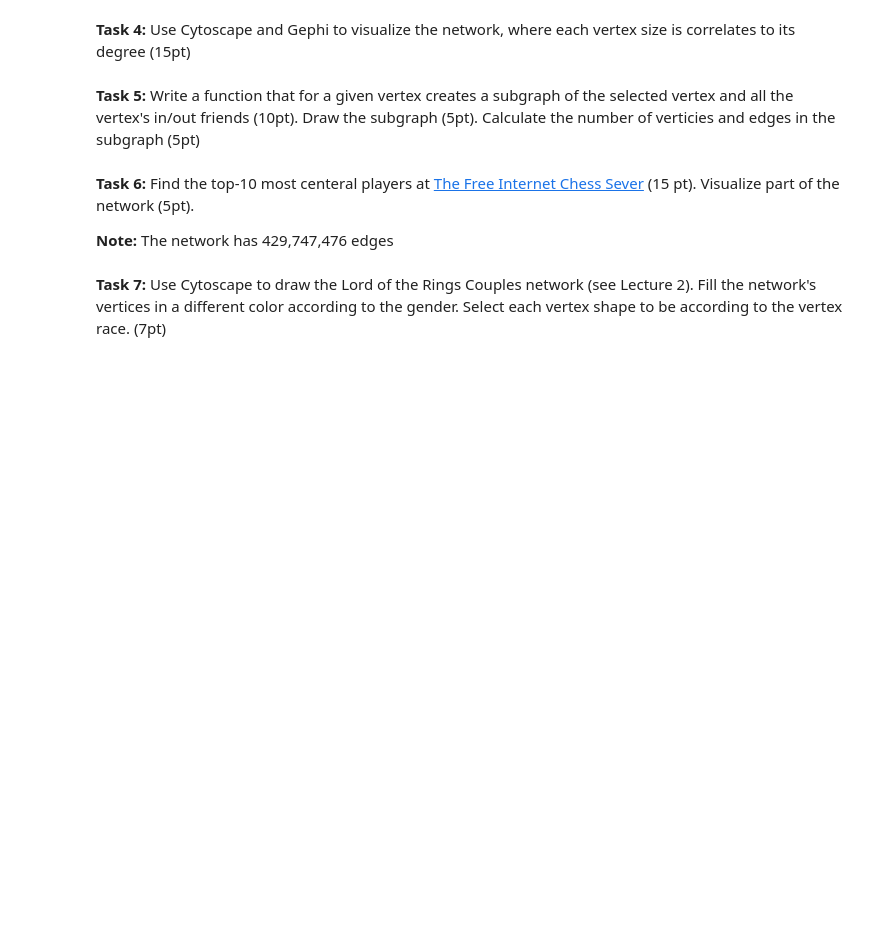
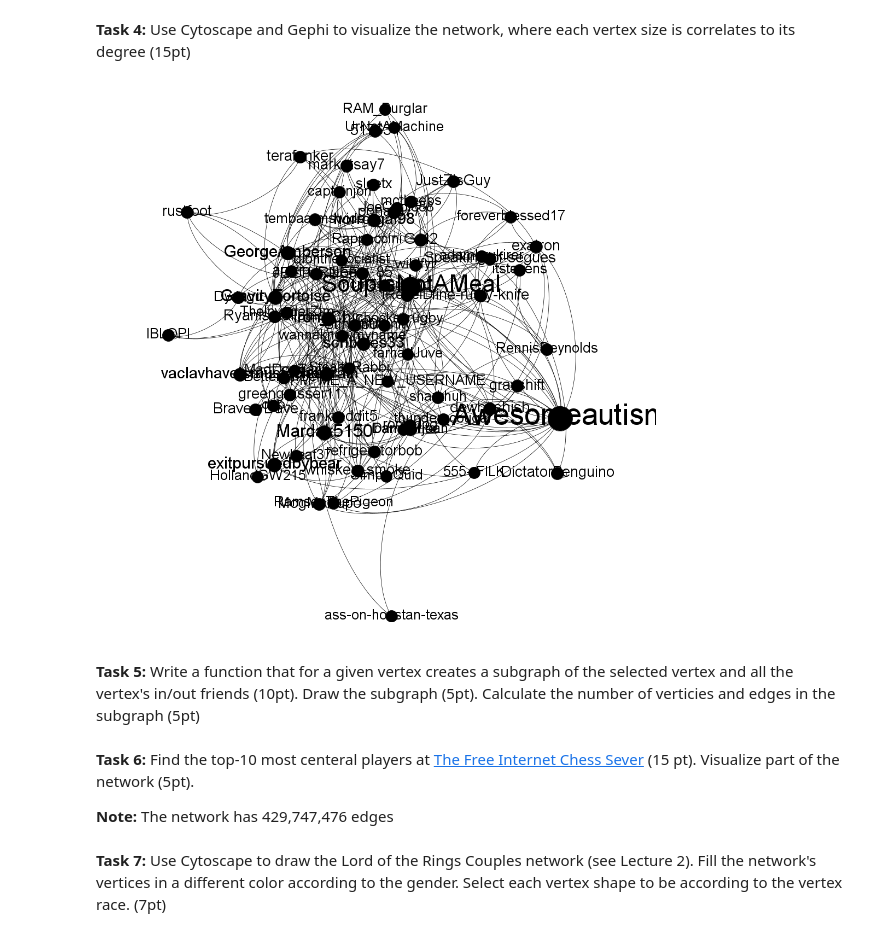
Before and after one commit to amityu/BigData, a Jupyter notebook: hw4/HW_4.ipynb, the cells around one changed output. Saved outputs shown, nothing was run; the diff lists cells and outputs as text; code cells hidden in the pictures; blank space fills up the shorter version.

```diff
--- a/hw4/HW_4.ipynb
+++ b/hw4/HW_4.ipynb
@@ -161,5 +191,16 @@ nx.draw_circular(sg)
 # %% [markdown]
 **Task 4:** Use Cytoscape and Gephi to visualize the network, where each vertex size is correlates to its degree (15pt)
+# %%
+ng = sgraph2nxgraph(g, is_directed=False, add_edges_attributes=False, add_vertices_attributes=False)
+
+nx.write_gexf(ng, "./datasets/ng.gexf")
+nx.write_gml(ng, "./datasets/ng.gml")
+from PIL import Image
+
+image = Image.open('sceinfeld.png')
+image.show()
+# %% [output]
+[figure, added]
 # %% [markdown]
 **Task 5:** Write a function that for a given vertex creates a subgraph of the selected vertex and all the vertex's in/out friends (10pt).
 Draw the subgraph (5pt). Calculate the number of verticies and edges in the subgraph (5pt)
```
Also changed, not shown: parts of 5 cells of this notebook.
